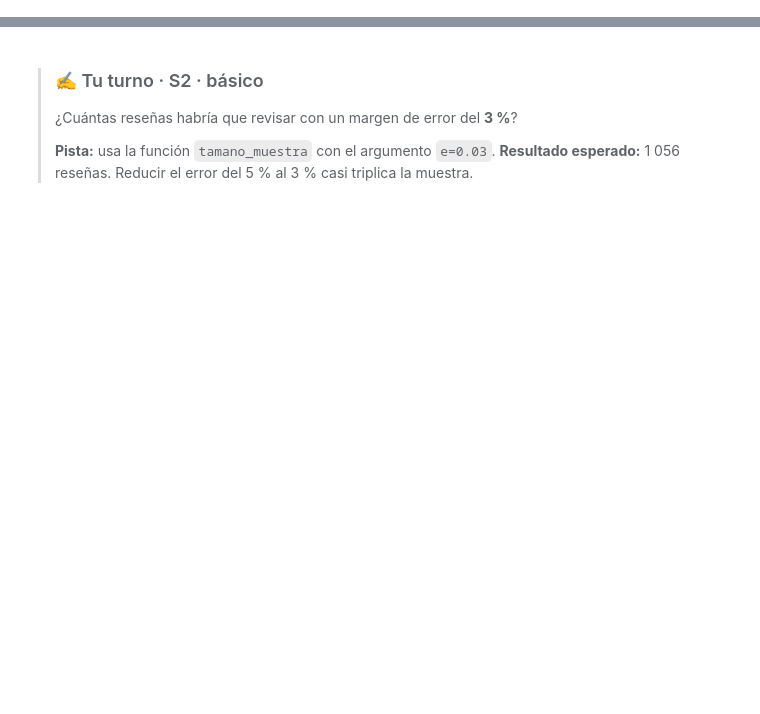
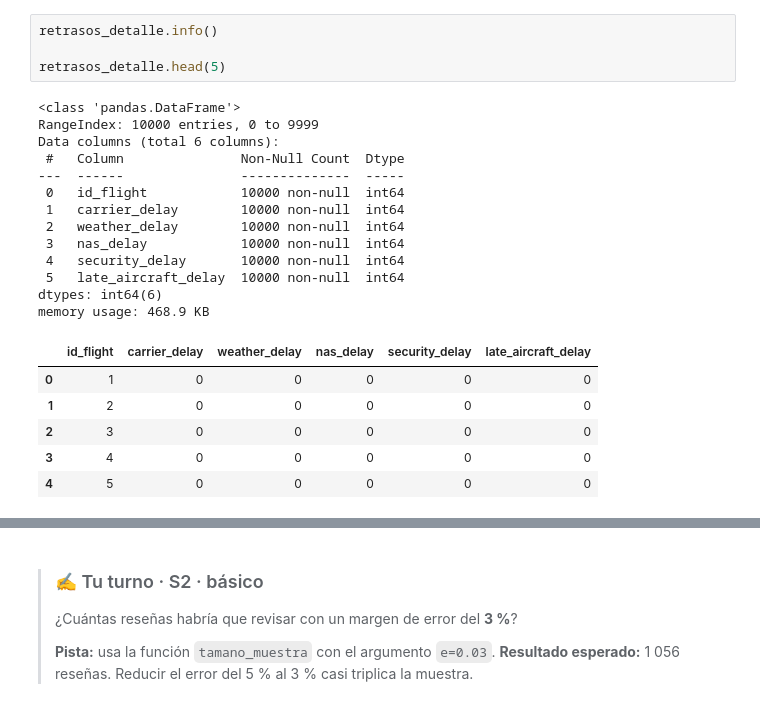
Before and after one commit to corinaccqf/miadas-grupo4-proyecto, a Jupyter notebook: flight_2024.ipynb, the cells around one changed output, grey strips where cells are left out. Saved outputs shown, nothing was run; the diff lists cells and outputs as text; blank space fills up the shorter version.

```diff
--- a/flight_2024.ipynb
+++ b/flight_2024.ipynb
@@ -65,0 +145,24 @@ pedidos.info()
+# %%
+retrasos_detalle.info()
+
+retrasos_detalle.head(5)
+# %% [output]
+<class 'pandas.DataFrame'>
+RangeIndex: 10000 entries, 0 to 9999
+Data columns (total 6 columns):
+ #   Column               Non-Null Count  Dtype
+---  ------               --------------  -----
+ 0   id_flight            10000 non-null  int64
+ 1   carrier_delay        10000 non-null  int64
+ 2   weather_delay        10000 non-null  int64
+ 3   nas_delay            10000 non-null  int64
+ 4   security_delay       10000 non-null  int64
+ 5   late_aircraft_delay  10000 non-null  int64
+dtypes: int64(6)
+memory usage: 468.9 KB
+|  | id_flight | carrier_delay | weather_delay | nas_delay | security_delay | late_aircraft_delay |
+| 0 | 1 | 0 | 0 | 0 | 0 | 0 |
+| 1 | 2 | 0 | 0 | 0 | 0 | 0 |
+| 2 | 3 | 0 | 0 | 0 | 0 | 0 |
+| 3 | 4 | 0 | 0 | 0 | 0 | 0 |
+| 4 | 5 | 0 | 0 | 0 | 0 | 0 |
```
Also changed, not shown: parts of 42 cells of this notebook, 1 other file.
